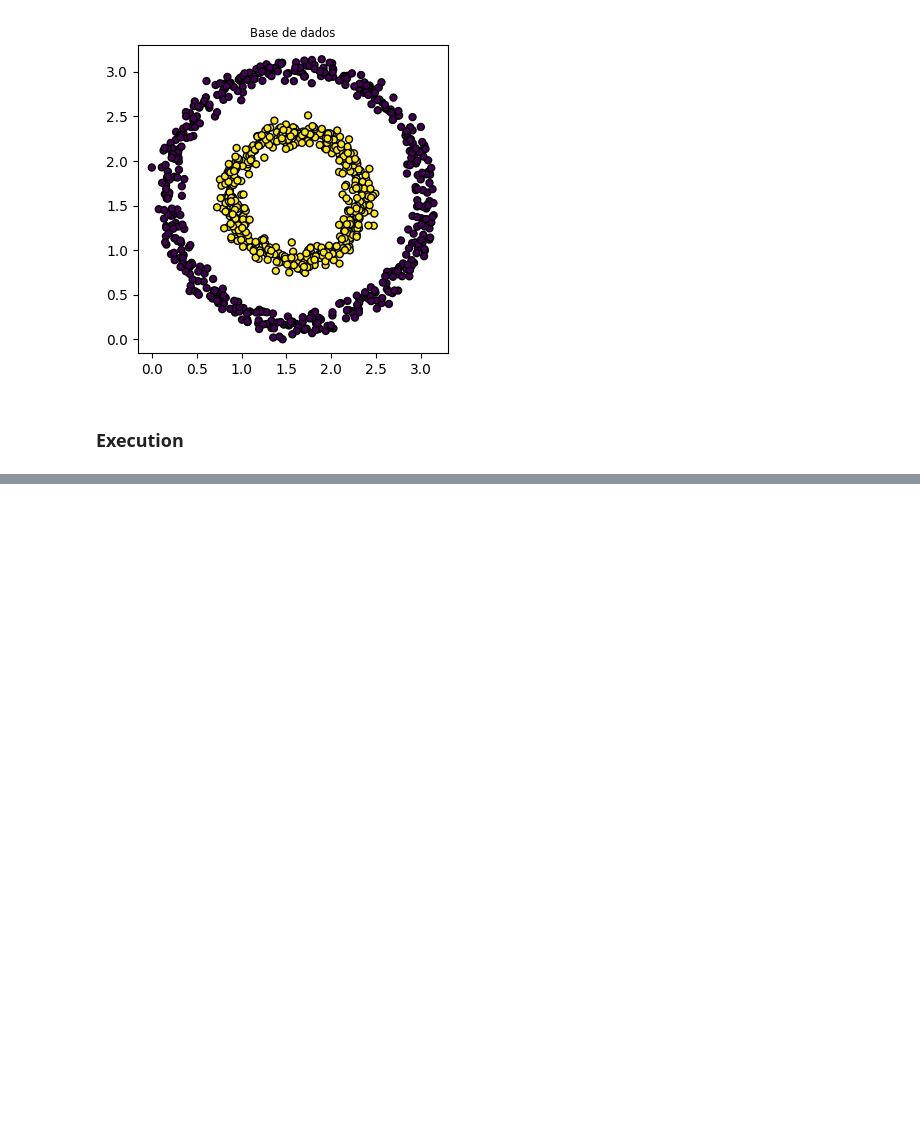
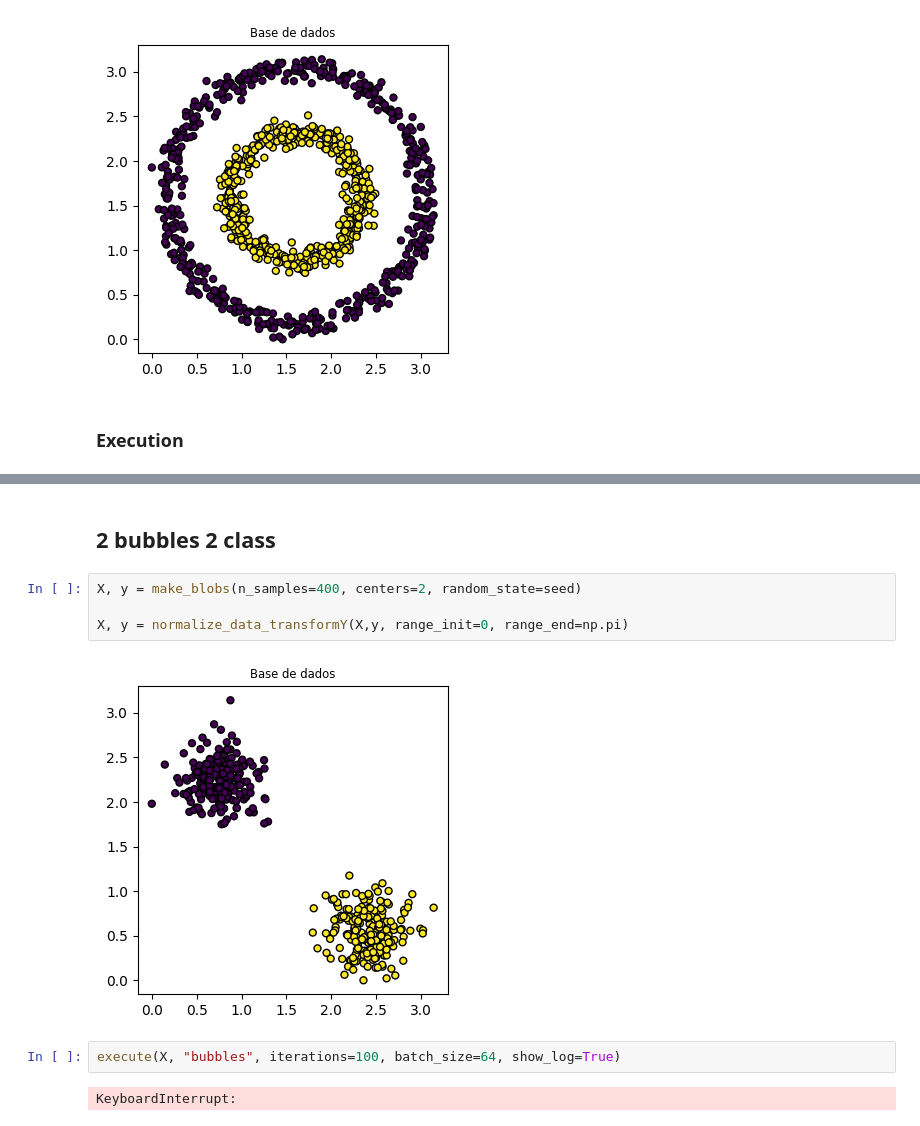
Before and after one commit to BrunodsRamos2/qvc-clustering, a Jupyter notebook: vqc-clustering.ipynb, the cells around one changed output, grey strips where cells are left out. Cells and saved outputs as stored; diff of their text form; blank space fills up the shorter version.

```diff
--- a/vqc-clustering.ipynb
+++ b/vqc-clustering.ipynb
@@ -523,0 +595,12 @@ LightningException: [/opt/pennylane-lightning/pennylane_lightning/core/src/utils
+# %% [markdown]
+## 2 bubbles 2 class
+# %%
+X, y = make_blobs(n_samples=400, centers=2, random_state=seed)
+
+X, y = normalize_data_transformY(X,y, range_init=0, range_end=np.pi)
+# %% [output]
+[figure, added]
+# %%
+execute(X, "bubbles", iterations=100, batch_size=64, show_log=True)
+# %% [output]
+KeyboardInterrupt:
```
Also changed, not shown: parts of 10 cells of this notebook, 3 other files.
